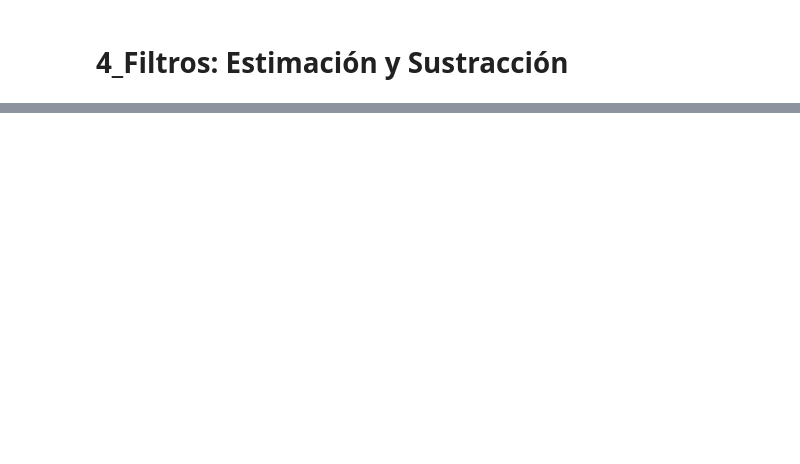
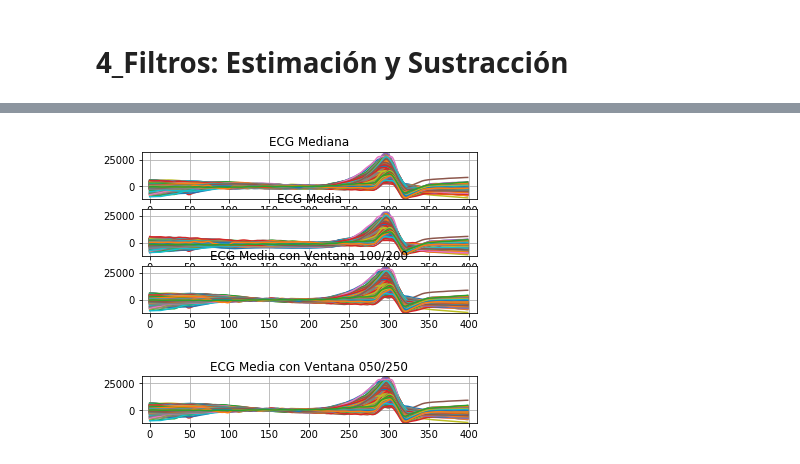
Before and after one commit to luciasucunza/git_proyecto_ecg, a Jupyter notebook: Filtros/4_Estimación Sustracción.ipynb, the cells around one changed output, grey strips where cells are left out. Drawn from its saved outputs; the diff is of its cells as text; code cells hidden in the pictures; blank space fills up the shorter version.

```diff
--- a/Filtros/4_Estimación Sustracción.ipynb
+++ b/Filtros/4_Estimación Sustracción.ipynb
@@ -371,0 +86,39 @@ plt.show()
+# %%
+#------Resta de cada ventana de la señal ECG con los diferentes parámetros  -------
+ecg_median      = mat - mat_median
+ecg_mean        = mat - mat_mean
+ecg_mean_vent   = mat - mat_mean_vent
+ecg_mean_vent2  = mat - mat_mean_vent2
+
+
+#------Ploteo de cada ventana de la señal ECG con los diferentes parámetros  -------
+plt.figure('Ventanas con su correspondiente parametro restado')
+
+plt.subplot(411)
+plt.plot( ecg_median )
+plt.title('ECG Mediana')
+plt.grid()
+plt.axis([-10, 410, -12000, 32000])
+
+plt.subplot(412)
+plt.plot( ecg_mean )
+plt.title('ECG Media')
+plt.grid()
+plt.axis([-10, 410, -12000, 32000])
+
+plt.subplot(413)
+plt.plot( ecg_mean_vent )
+plt.title('ECG Media con Ventana 100/200')
+plt.grid()
+plt.axis([-10, 410, -12000, 32000])
+plt.show()
+
+plt.subplot(414)
+plt.plot( ecg_mean_vent )
+plt.title('ECG Media con Ventana 050/250')
+plt.grid()
+plt.axis([-10, 410, -12000, 32000])
+plt.show()
+# %% [output]
+[figure, added]
+[figure, added]
```
Also changed, not shown: parts of 14 cells of this notebook, 22 other files.
